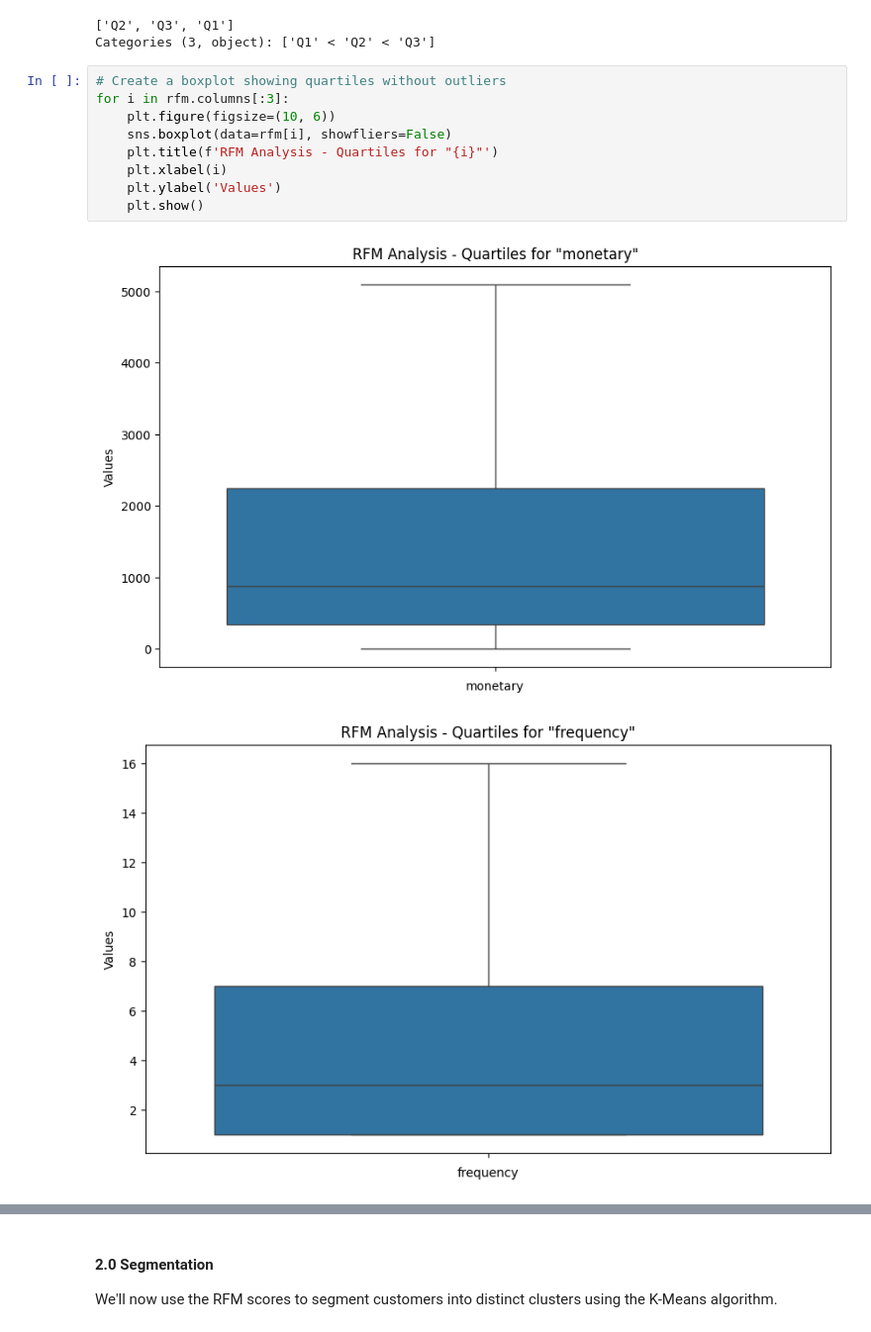
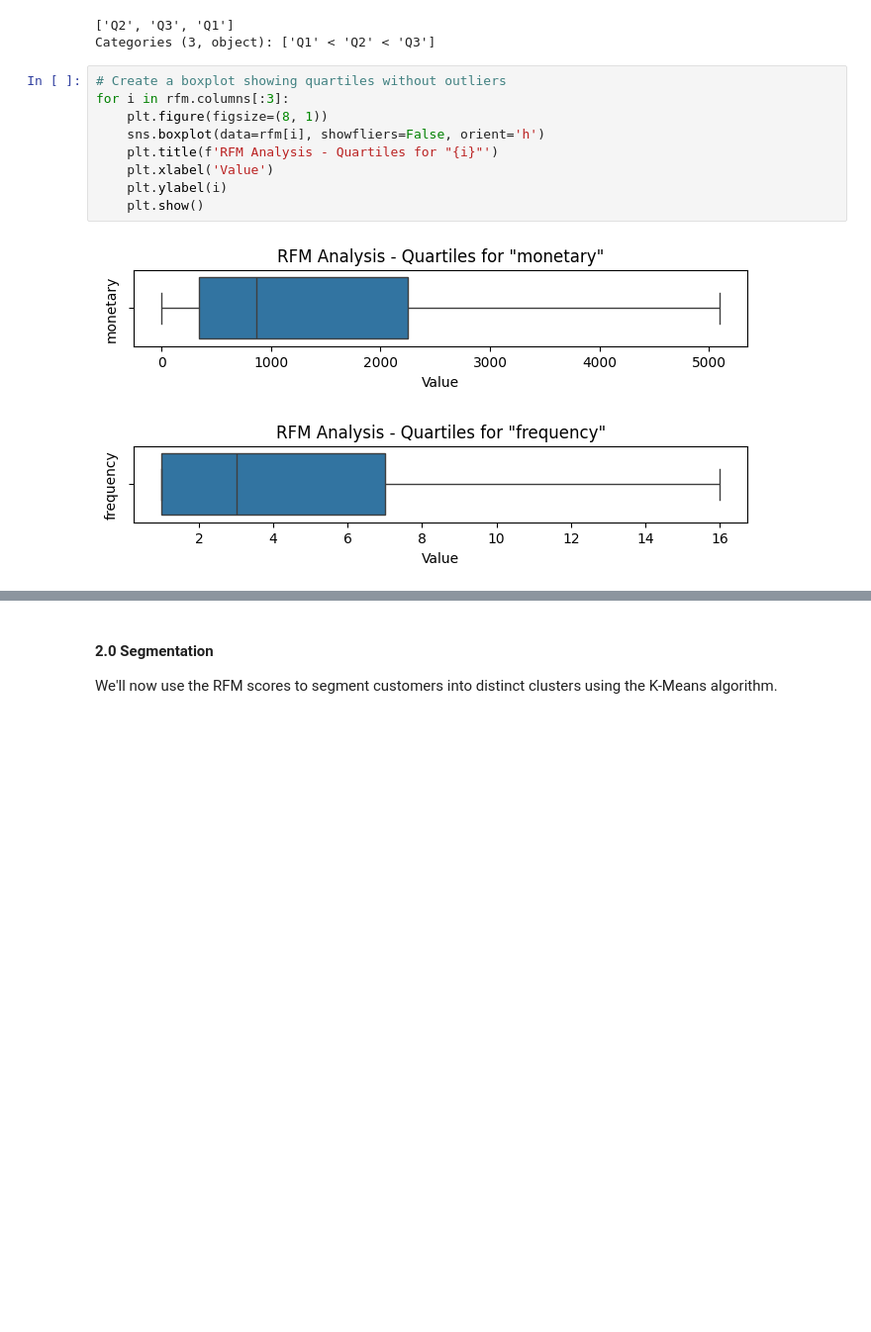
Before and after one commit to wanadzhar913/rfm-analysis-using-online-retail2, a Jupyter notebook: RFM_and_Segmentation.ipynb, the cells around one changed output, grey strips where cells are left out. Shown at 99% size. Saved outputs shown, nothing was run; the diff lists cells and outputs as text; blank space fills up the shorter version.

```diff
--- a/RFM_and_Segmentation.ipynb
+++ b/RFM_and_Segmentation.ipynb
@@ -213,12 +213,12 @@ Categories (3, object): ['Q1' < 'Q2' < 'Q3']
 # %%
 # Create a boxplot showing quartiles without outliers
 for i in rfm.columns[:3]:
-    plt.figure(figsize=(10, 6))
-    sns.boxplot(data=rfm[i], showfliers=False)
+    plt.figure(figsize=(8, 1))
+    sns.boxplot(data=rfm[i], showfliers=False, orient='h')
     plt.title(f'RFM Analysis - Quartiles for "{i}"')
-    plt.xlabel(i)
-    plt.ylabel('Values')
+    plt.xlabel('Value')
+    plt.ylabel(i)
     plt.show()
 # %% [output]
-[figure, old version]
+[figure, new version]
-[figure, old version]
+[figure, new version]
```
Also changed, not shown: parts of 2 cells of this notebook, 9 other files.
